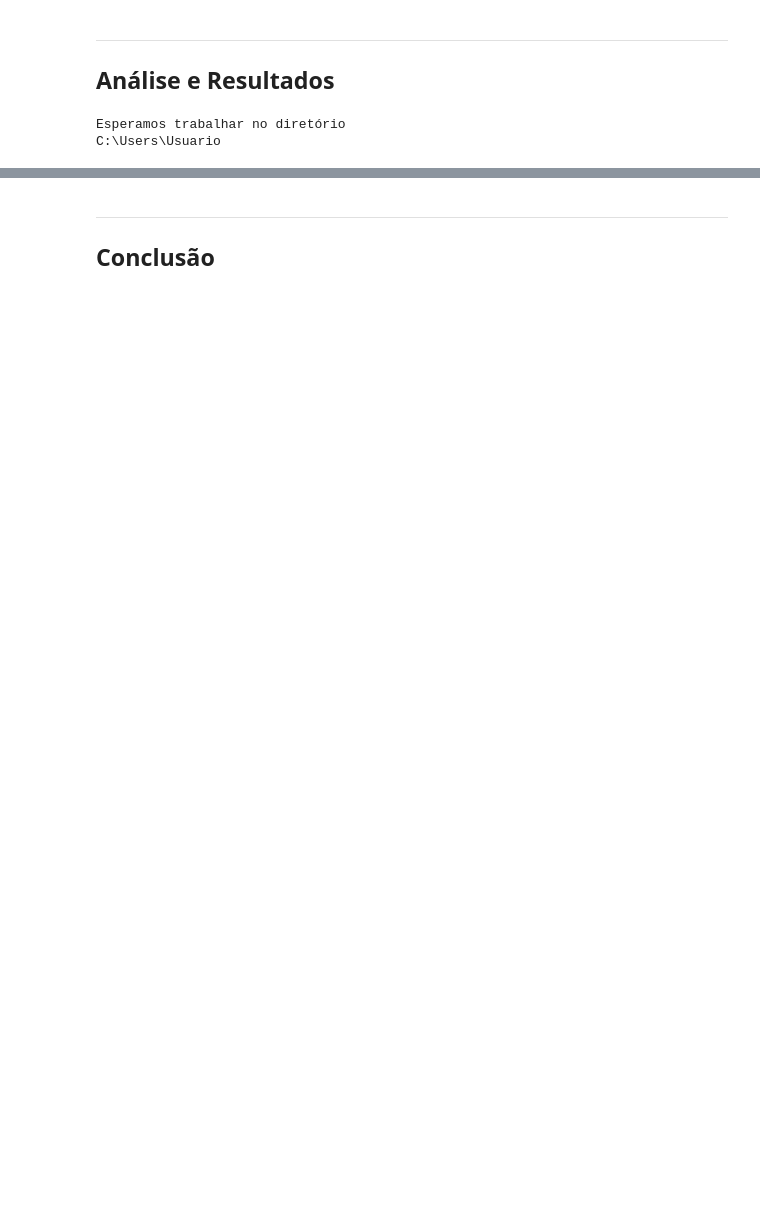
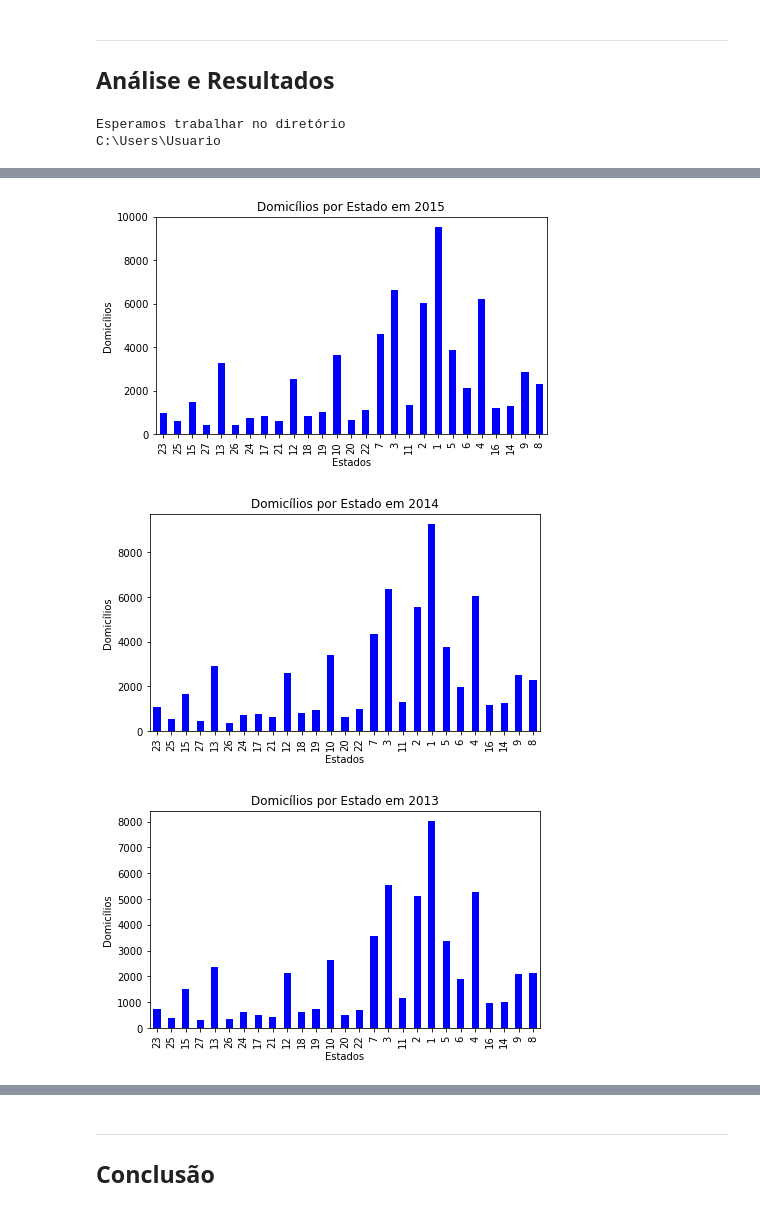
Before and after one commit to guipleite/CD-Insper, a Jupyter notebook: Projeto1 Layout.ipynb, the cells around one changed output, grey strips where cells are left out. Drawn from its saved outputs; the diff is of its cells as text; code cells hidden in the pictures; blank space fills up the shorter version.

```diff
--- a/Projeto1 Layout.ipynb
+++ b/Projeto1 Layout.ipynb
@@ -128,0 +115,27 @@ See the caveats in the documentation: http://pandas.pydata.org/pandas-docs/stabl
+# %%
+UF15 = (NNP15.UF.value_counts(sort=False))
+UF15.plot(kind='bar',title='Domicílios por Estado em 2015',figsize=(7, 4),color=('b','g'))
+plt.ylabel('Domicílios')
+plt.xlabel('Estados')
+plt.subplot(111)
+plt.show()
+
+UF14 = (NNP14.UF.value_counts(sort=False))
+UF14.plot(kind='bar',title='Domicílios por Estado em 2014',figsize=(7, 4),color=('b','g'))
+plt.ylabel('Domicílios')
+plt.xlabel('Estados')
+plt.subplot(111)
+plt.show()
+
+UF13 = (NNP13.UF.value_counts(sort=False))
+UF13.plot(kind='bar',title='Domicílios por Estado em 2013',figsize=(7, 4),color=('b','g'))
+plt.ylabel('Domicílios')
+plt.xlabel('Estados')
+plt.subplot(111)
+
+#plt.tight_layout()
+plt.show()
+# %% [output]
+[figure, added]
+[figure, added]
+[figure, added]
```
Also changed, not shown: parts of 18 cells of this notebook, 3 other files.
